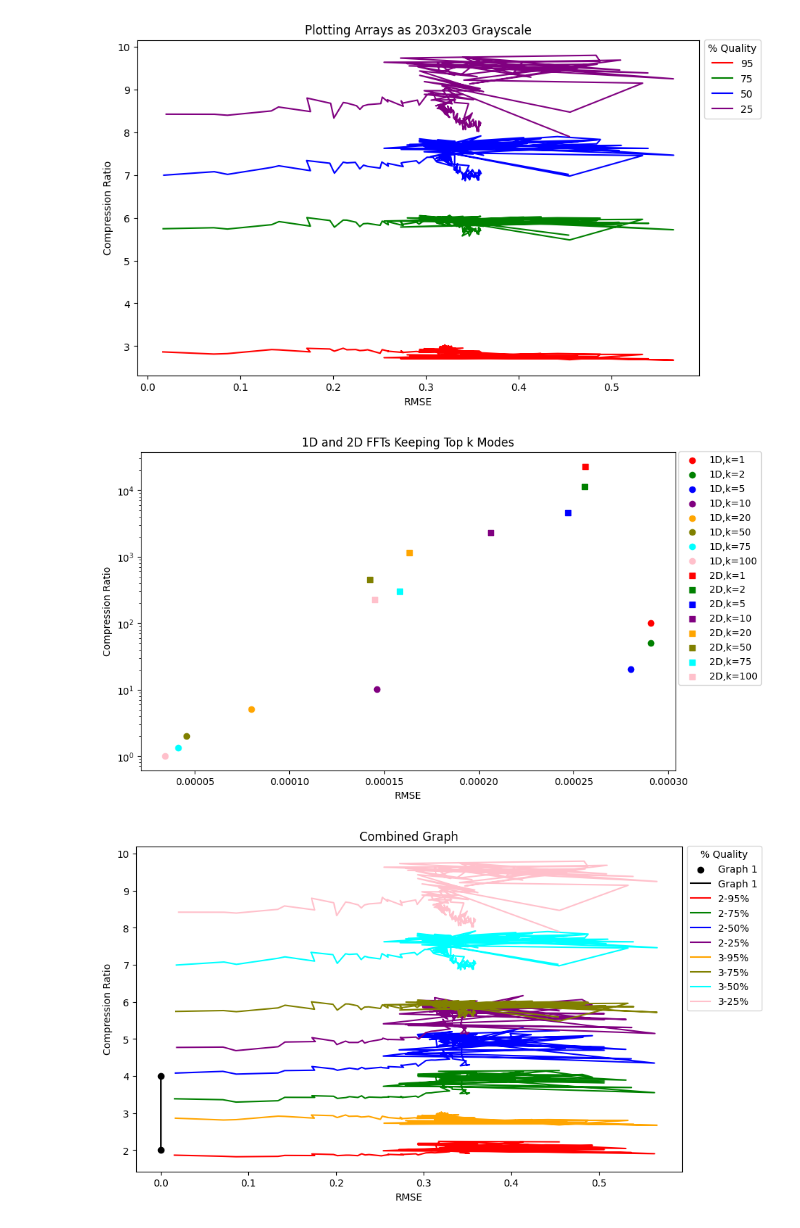
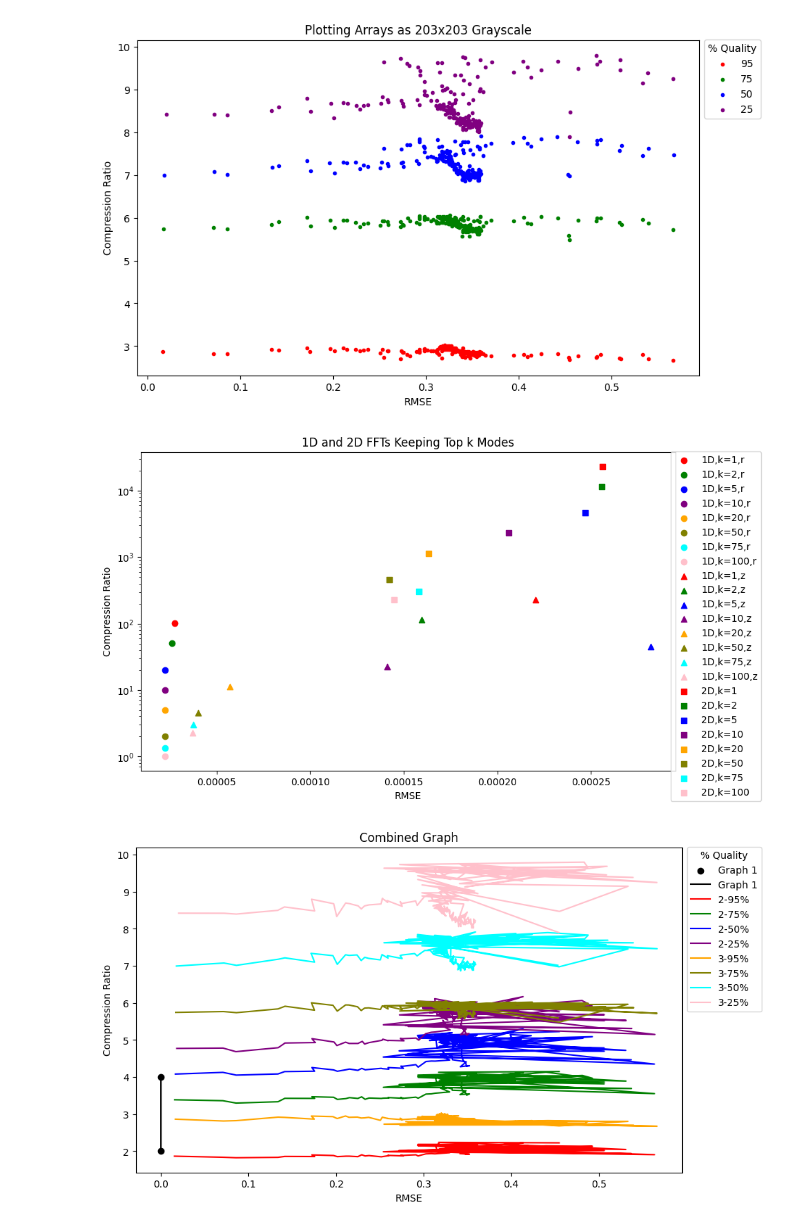
Before and after one commit to sarthaag/data-compression, a Jupyter notebook: analysis2_combined.ipynb, the cells around one changed output. Saved outputs shown, nothing was run; the diff lists cells and outputs as text; code cells hidden in the pictures.

```diff
--- a/analysis2_combined.ipynb
+++ b/analysis2_combined.ipynb
@@ -44,31 +43,40 @@ plt.show()
 # %%
 # Analysis 2.2
 
 plt.figure(figsize=(10, 6))
-plt.plot(df['RMSE2.2.95'], df['CR2.2.95'], color='red', label='95')
-plt.plot(df['RMSE2.2.75'], df['CR2.2.75'], color='green', label='75')
-plt.plot(df['RMSE2.2.50'], df['CR2.2.50'], color='blue', label='50')
-plt.plot(df['RMSE2.2.25'], df['CR2.2.25'], color='purple', label='25')
+plt.scatter(df['RMSE2.2.95'], df['CR2.2.95'], color='red', label='95', marker='.')
+plt.scatter(df['RMSE2.2.75'], df['CR2.2.75'], color='green', label='75', marker='.')
+plt.scatter(df['RMSE2.2.50'], df['CR2.2.50'], color='blue', label='50', marker='.')
+plt.scatter(df['RMSE2.2.25'], df['CR2.2.25'], color='purple', label='25', marker='.')
 plt.legend(title='% Quality', bbox_to_anchor=(1.0, 1.017))
 
 plt.xlabel("RMSE")
 plt.ylabel("Compression Ratio")
 plt.title("Plotting Arrays as 203x203 Grayscale")
 plt.show()
 # %% [output]
-[figure, old version]
+[figure, new version]
 # %%
 # Analysis 2.4
 
 plt.figure(figsize=(10, 6))
-plt.scatter(df4['RMSE1D_k=1'], df4['CR1D_k=1'], color='red', label='1D,k=1')
-plt.scatter(df4['RMSE1D_k=2'], df4['CR1D_k=2'], color='green', label='1D,k=2')
-plt.scatter(df4['RMSE1D_k=5'], df4['CR1D_k=5'], color='blue', label='1D,k=5')
-plt.scatter(df4['RMSE1D_k=10'], df4['CR1D_k=10'], color='purple', label='1D,k=10')
-plt.scatter(df4['RMSE1D_k=20'], df4['CR1D_k=20'], color='orange', label='1D,k=20')
-plt.scatter(df4['RMSE1D_k=50'], df4['CR1D_k=50'], color='olive', label='1D,k=50')
-plt.scatter(df4['RMSE1D_k=75'], df4['CR1D_k=75'], color='cyan', label='1D,k=75')
-plt.scatter(df4['RMSE1D_k=100'], df4['CR1D_k=100'], color='pink', label='1D,k=100')
+plt.scatter(df4['RMSE1D_k=1_ax=0'], df4['CR1D_k=1_ax=0'], color='red', label='1D,k=1,r')
+plt.scatter(df4['RMSE1D_k=2_ax=0'], df4['CR1D_k=2_ax=0'], color='green', label='1D,k=2,r')
+plt.scatter(df4['RMSE1D_k=5_ax=0'], df4['CR1D_k=5_ax=0'], color='blue', label='1D,k=5,r')
+plt.scatter(df4['RMSE1D_k=10_ax=0'], df4['CR1D_k=10_ax=0'], color='purple', label='1D,k=10,r')
+plt.scatter(df4['RMSE1D_k=20_ax=0'], df4['CR1D_k=20_ax=0'], color='orange', label='1D,k=20,r')
+plt.scatter(df4['RMSE1D_k=50_ax=0'], df4['CR1D_k=50_ax=0'], color='olive', label='1D,k=50,r')
+plt.scatter(df4['RMSE1D_k=75_ax=0'], df4['CR1D_k=75_ax=0'], color='cyan', label='1D,k=75,r')
+plt.scatter(df4['RMSE1D_k=100_ax=0'], df4['CR1D_k=100_ax=0'], color='pink', label='1D,k=100,r')
+
+plt.scatter(df4['RMSE1D_k=1_ax=1'], df4['CR1D_k=1_ax=1'], color='red', label='1D,k=1,z', marker='^')
+plt.scatter(df4['RMSE1D_k=2_ax=1'], df4['CR1D_k=2_ax=1'], color='green', label='1D,k=2,z', marker='^')
+plt.scatter(df4['RMSE1D_k=5_ax=1'], df4['CR1D_k=5_ax=1'], color='blue', label='1D,k=5,z', marker='^')
+plt.scatter(df4['RMSE1D_k=10_ax=1'], df4['CR1D_k=10_ax=1'], color='purple', label='1D,k=10,z', marker='^')
+plt.scatter(df4['RMSE1D_k=20_ax=1'], df4['CR1D_k=20_ax=1'], color='orange', label='1D,k=20,z', marker='^')
+plt.scatter(df4['RMSE1D_k=50_ax=1'], df4['CR1D_k=50_ax=1'], color='olive', label='1D,k=50,z', marker='^')
+plt.scatter(df4['RMSE1D_k=75_ax=1'], df4['CR1D_k=75_ax=1'], color='cyan', label='1D,k=75,z', marker='^')
+plt.scatter(df4['RMSE1D_k=100_ax=1'], df4['CR1D_k=100_ax=1'], color='pink', label='1D,k=100,z', marker='^')
 
 plt.scatter(df4['RMSE2D_k=1'], df4['CR2D_k=1'], color='red', label='2D,k=1', marker='s')
 plt.scatter(df4['RMSE2D_k=2'], df4['CR2D_k=2'], color='green', label='2D,k=2', marker='s')
@@ -86,7 +94,7 @@ plt.yscale("log")
 plt.title("1D and 2D FFTs Keeping Top k Modes")
 plt.show()
 # %% [output]
-[figure, old version]
+[figure, new version]
 # %%
 # Combined graphs
 
```
Also changed, not shown: parts of 2 cells of this notebook.
